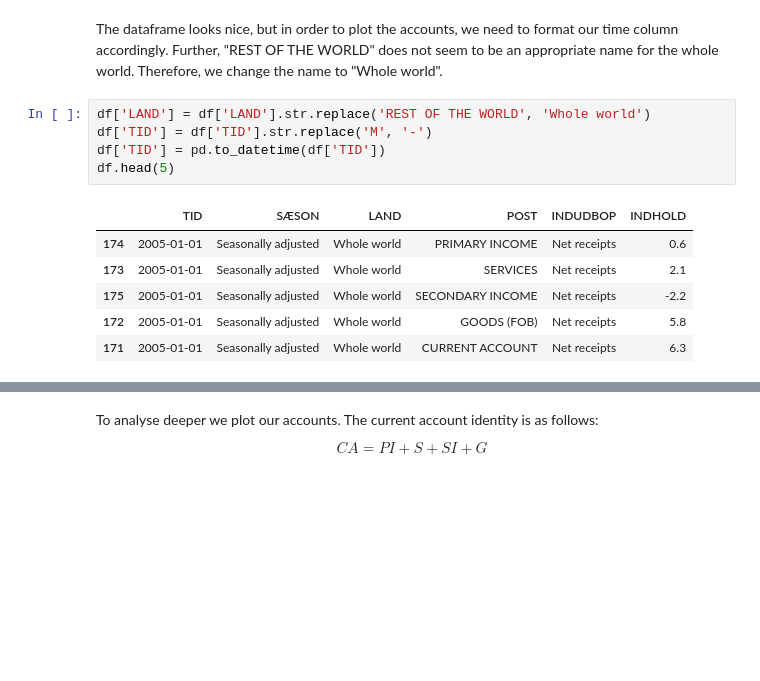
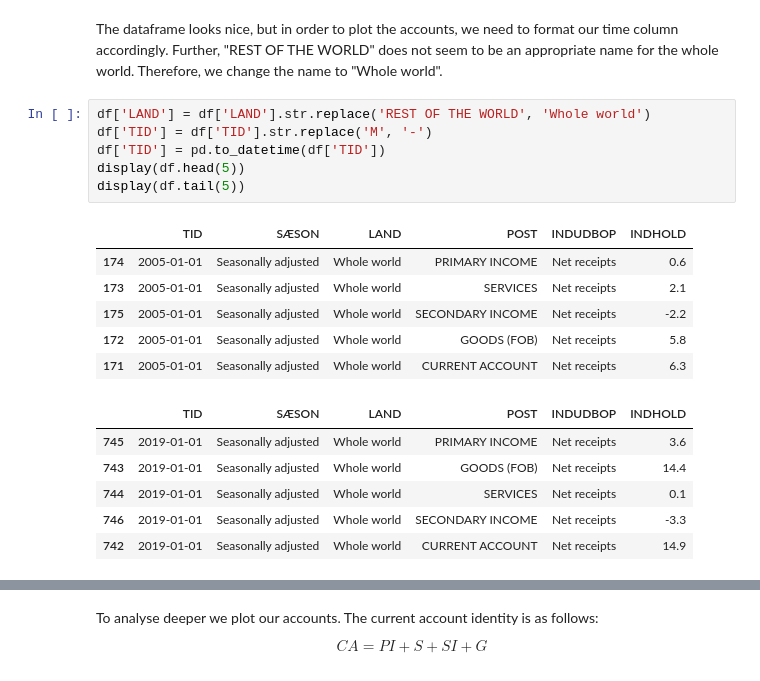
Before and after one commit to NumEconCopenhagen/projects-2019-msc, a Jupyter notebook: dataproject/Data Analysis Project.ipynb, the cells around one changed output, grey strips where cells are left out. Cells and saved outputs as stored; diff of their text form; blank space fills up the shorter version.

```diff
--- a/dataproject/Data Analysis Project.ipynb
+++ b/dataproject/Data Analysis Project.ipynb
@@ -123,12 +135,19 @@ The dataframe looks nice, but in order to plot the accounts, we need to format o
 # %%
 df['LAND'] = df['LAND'].str.replace('REST OF THE WORLD', 'Whole world')
 df['TID'] = df['TID'].str.replace('M', '-')
 df['TID'] = pd.to_datetime(df['TID'])
-df.head(5)
+display(df.head(5))
+display(df.tail(5))
 # %% [output]
 |  | TID | SÆSON | LAND | POST | INDUDBOP | INDHOLD |
 | 174 | 2005-01-01 | Seasonally adjusted | Whole world | PRIMARY INCOME | Net receipts | 0.6 |
 | 173 | 2005-01-01 | Seasonally adjusted | Whole world | SERVICES | Net receipts | 2.1 |
 | 175 | 2005-01-01 | Seasonally adjusted | Whole world | SECONDARY INCOME | Net receipts | -2.2 |
 | 172 | 2005-01-01 | Seasonally adjusted | Whole world | GOODS (FOB) | Net receipts | 5.8 |
 | 171 | 2005-01-01 | Seasonally adjusted | Whole world | CURRENT ACCOUNT | Net receipts | 6.3 |
+|  | TID | SÆSON | LAND | POST | INDUDBOP | INDHOLD |
+| 745 | 2019-01-01 | Seasonally adjusted | Whole world | PRIMARY INCOME | Net receipts | 3.6 |
+| 743 | 2019-01-01 | Seasonally adjusted | Whole world | GOODS (FOB) | Net receipts | 14.4 |
+| 744 | 2019-01-01 | Seasonally adjusted | Whole world | SERVICES | Net receipts | 0.1 |
+| 746 | 2019-01-01 | Seasonally adjusted | Whole world | SECONDARY INCOME | Net receipts | -3.3 |
+| 742 | 2019-01-01 | Seasonally adjusted | Whole world | CURRENT ACCOUNT | Net receipts | 14.9 |
```
Also changed, not shown: parts of 10 cells of this notebook.
